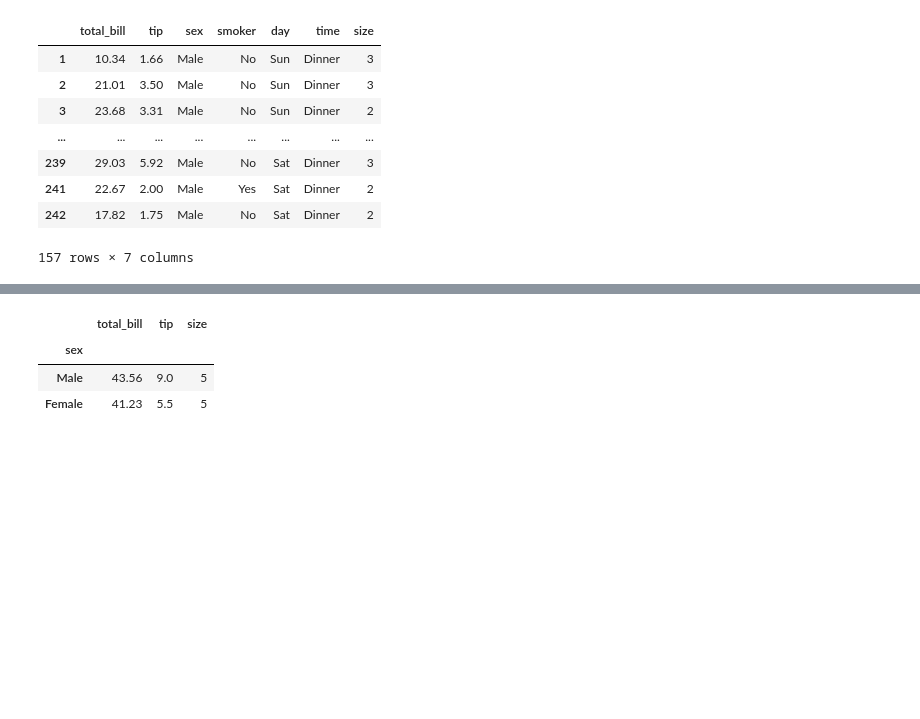
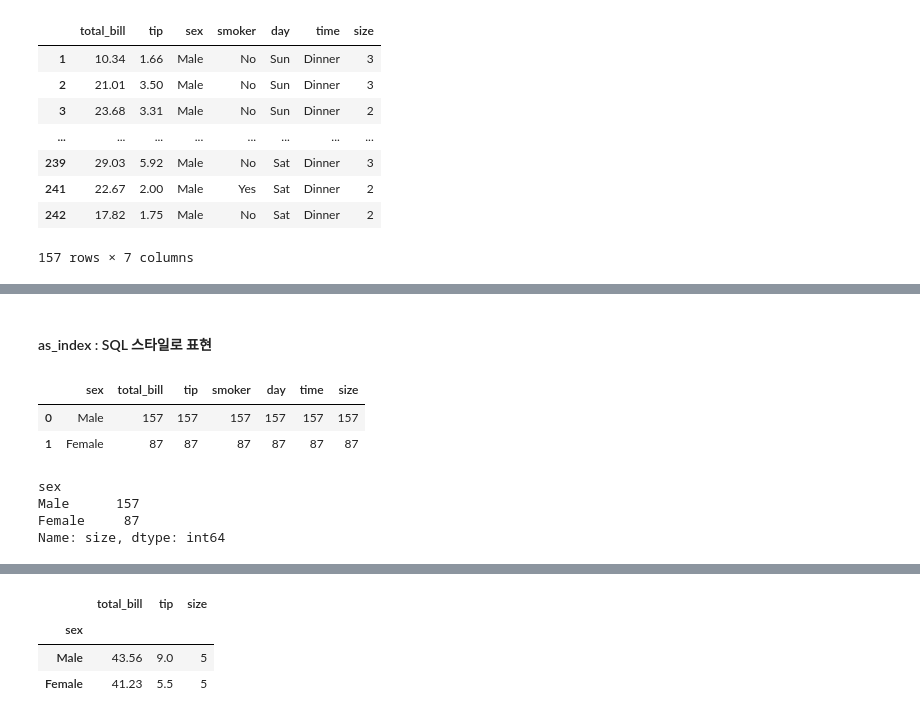
Before and after one commit to yahwang/Data-Processing-With-Pandas-Note, a Jupyter notebook: preprocessing/group_preprocess.ipynb, the cells around one changed output, grey strips where cells are left out. Saved outputs shown, nothing was run; the diff lists cells and outputs as text; code cells hidden in the pictures; blank space fills up the shorter version.

```diff
--- a/preprocessing/group_preprocess.ipynb
+++ b/preprocessing/group_preprocess.ipynb
@@ -28,0 +66,15 @@ tips_grouped.get_group('Male')
+# %% [markdown]
+#### as_index : SQL 스타일로 표현
+# %%
+tips.groupby('sex', as_index=False).count()
+# %% [output]
+|  | sex | total_bill | tip | smoker | day | time | size |
+| 0 | Male | 157 | 157 | 157 | 157 | 157 | 157 |
+| 1 | Female | 87 | 87 | 87 | 87 | 87 | 87 |
+# %%
+tips.groupby('sex')['size'].count()
+# %% [output]
+sex
+Male      157
+Female     87
+Name: size, dtype: int64
```
Also changed, not shown: parts of 15 cells of this notebook, 2 other files.
